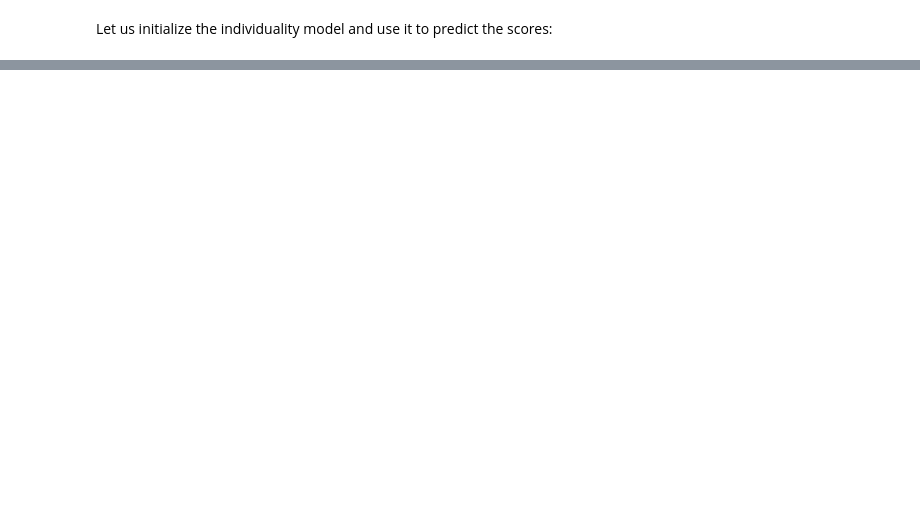
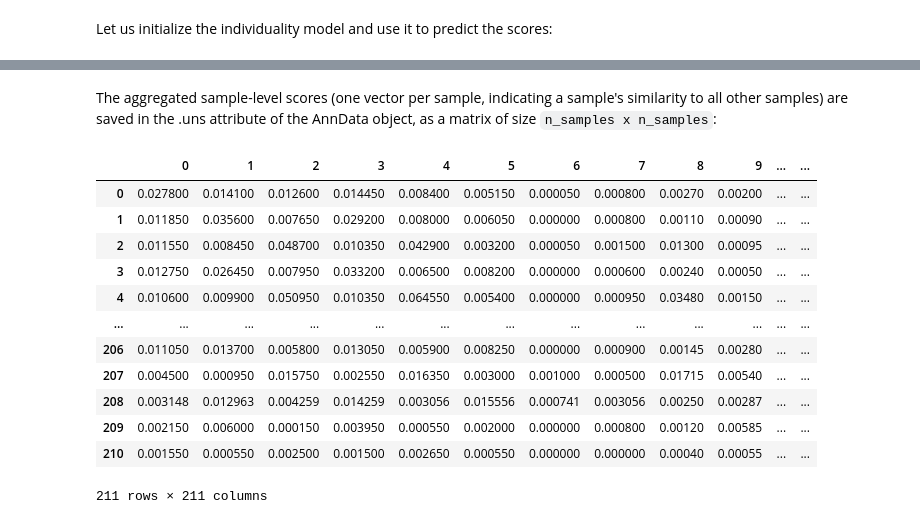
Before and after one commit to AI4SCR/scQUEST, a Jupyter notebook: tutorials/scQUEST_tutorial.ipynb, the cells around one changed output, grey strips where cells are left out. Saved outputs shown, nothing was run; the diff lists cells and outputs as text; code cells hidden in the pictures; blank space fills up the shorter version.

```diff
--- a/tutorials/scQUEST_tutorial.ipynb
+++ b/tutorials/scQUEST_tutorial.ipynb
@@ -596,0 +551,19 @@ fig.show()
+# %% [markdown]
+The aggregated sample-level scores (one vector per sample, indicating a sample's similarity to all other samples) are saved in the .uns attribute of the AnnData object, as a matrix of size `n_samples x n_samples`:
+# %%
+# access sample-level aggregated individuality
+ad_indiv.uns['individuality_agg']
+# %% [output]
+|  | 0 | 1 | 2 | 3 | 4 | 5 | 6 | 7 | 8 | 9 | ... | ... |
+| 0 | 0.027800 | 0.014100 | 0.012600 | 0.014450 | 0.008400 | 0.005150 | 0.000050 | 0.000800 | 0.00270 | 0.00200 | ... | ... |
+| 1 | 0.011850 | 0.035600 | 0.007650 | 0.029200 | 0.008000 | 0.006050 | 0.000000 | 0.000800 | 0.00110 | 0.00090 | ... | ... |
+| 2 | 0.011550 | 0.008450 | 0.048700 | 0.010350 | 0.042900 | 0.003200 | 0.000050 | 0.001500 | 0.01300 | 0.00095 | ... | ... |
+| 3 | 0.012750 | 0.026450 | 0.007950 | 0.033200 | 0.006500 | 0.008200 | 0.000000 | 0.000600 | 0.00240 | 0.00050 | ... | ... |
+| 4 | 0.010600 | 0.009900 | 0.050950 | 0.010350 | 0.064550 | 0.005400 | 0.000000 | 0.000950 | 0.03480 | 0.00150 | ... | ... |
+| ... | ... | ... | ... | ... | ... | ... | ... | ... | ... | ... | ... | ... |
+| 206 | 0.011050 | 0.013700 | 0.005800 | 0.013050 | 0.005900 | 0.008250 | 0.000000 | 0.000900 | 0.00145 | 0.00280 | ... | ... |
+| 207 | 0.004500 | 0.000950 | 0.015750 | 0.002550 | 0.016350 | 0.003000 | 0.001000 | 0.000500 | 0.01715 | 0.00540 | ... | ... |
+| 208 | 0.003148 | 0.012963 | 0.004259 | 0.014259 | 0.003056 | 0.015556 | 0.000741 | 0.003056 | 0.00250 | 0.00287 | ... | ... |
+| 209 | 0.002150 | 0.006000 | 0.000150 | 0.003950 | 0.000550 | 0.002000 | 0.000000 | 0.000800 | 0.00120 | 0.00585 | ... | ... |
+| 210 | 0.001550 | 0.000550 | 0.002500 | 0.001500 | 0.002650 | 0.000550 | 0.000000 | 0.000000 | 0.00040 | 0.00055 | ... | ... |
+211 rows × 211 columns
```
Also changed, not shown: parts of 20 cells of this notebook.
